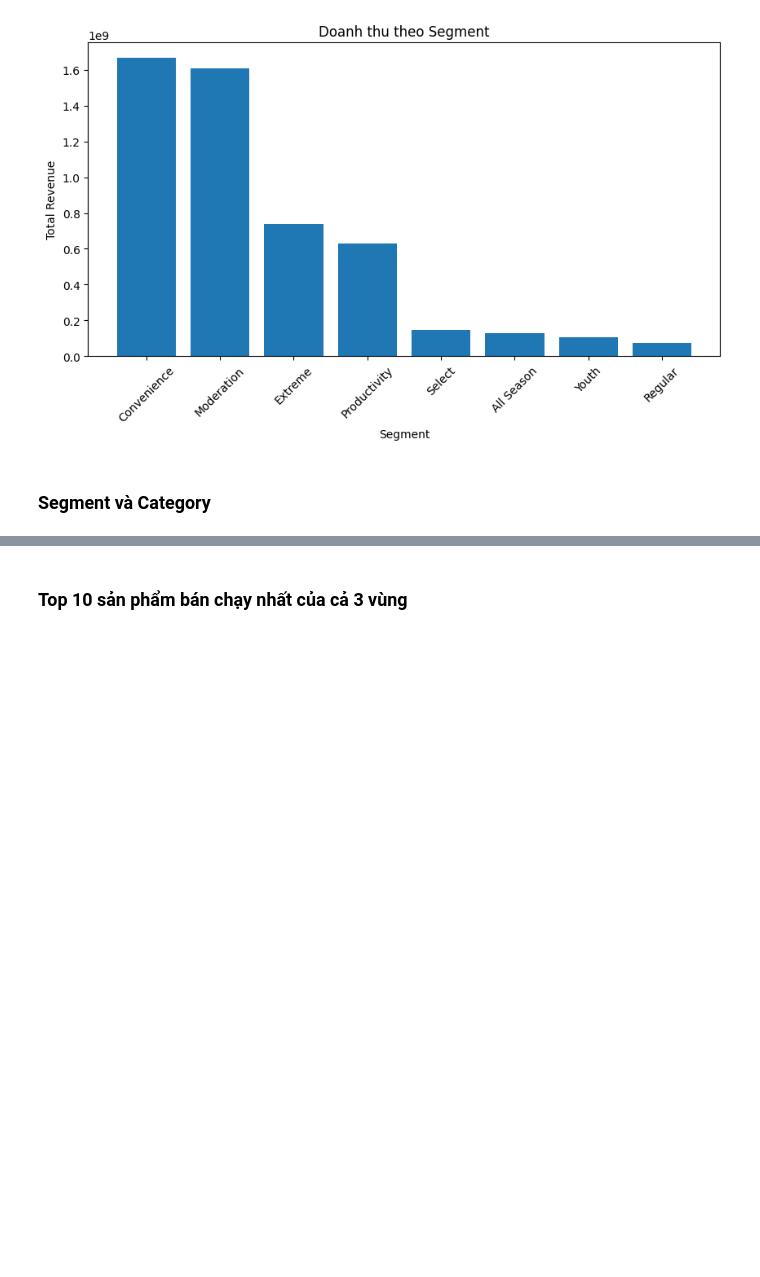
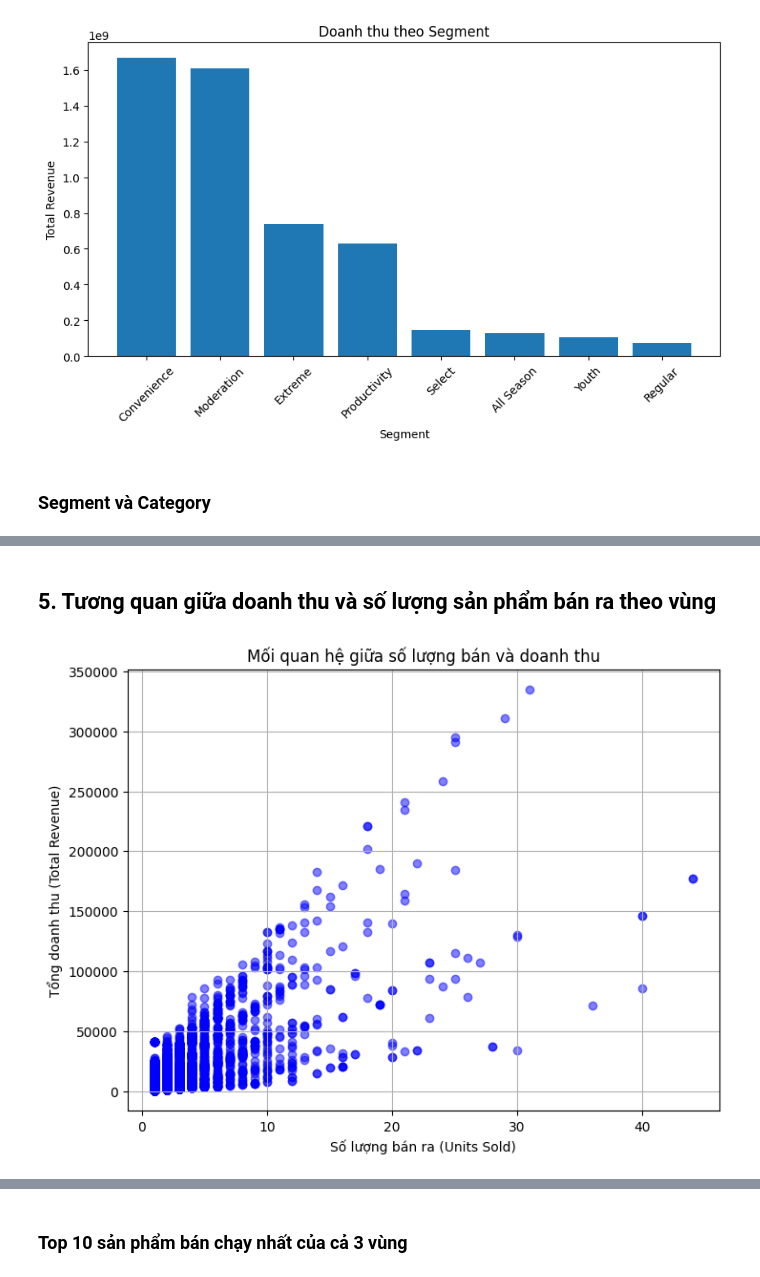
Before and after one commit to HaiAu2501/Try-Some-Models, a Jupyter notebook: tasks/1.ipynb, the cells around one changed output, grey strips where cells are left out. Drawn from its saved outputs; the diff is of its cells as text; code cells hidden in the pictures; blank space fills up the shorter version.

```diff
--- a/tasks/1.ipynb
+++ b/tasks/1.ipynb
@@ -251,0 +269,18 @@ plt.show()
+# %% [markdown]
+## 5. Tương quan giữa doanh thu và số lượng sản phẩm bán ra theo vùng
+# %%
+# Tính giá trung bình mỗi đơn vị sản phẩm (Revenue per Unit)
+df["Revenue per Unit"] = df["Revenue"] / df["Units"]
+
+# Vẽ biểu đồ scatter để xem mối quan hệ giữa số lượng bán và doanh thu
+plt.figure(figsize=(8, 6))
+# thay đổi kích thước điểm
+
+plt.scatter(df["Units"], df["Revenue"], alpha=0.5, color="blue")
+plt.xlabel("Số lượng bán ra (Units Sold)")
+plt.ylabel("Tổng doanh thu (Total Revenue)")
+plt.title("Mối quan hệ giữa số lượng bán và doanh thu")
+plt.grid(True)
+plt.show()
+# %% [output]
+[figure, added]
```
Also changed, not shown: parts of 17 cells of this notebook.
